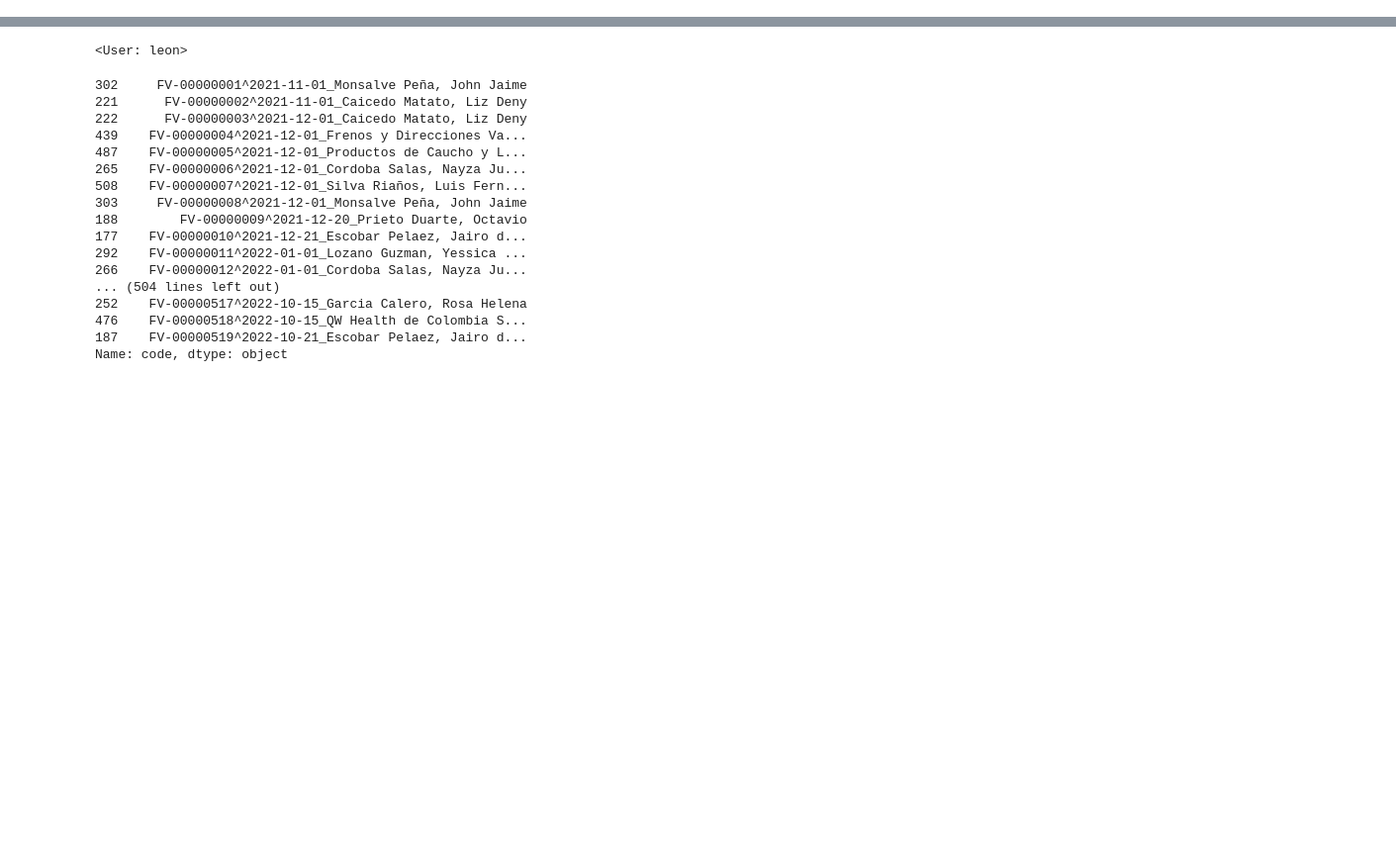
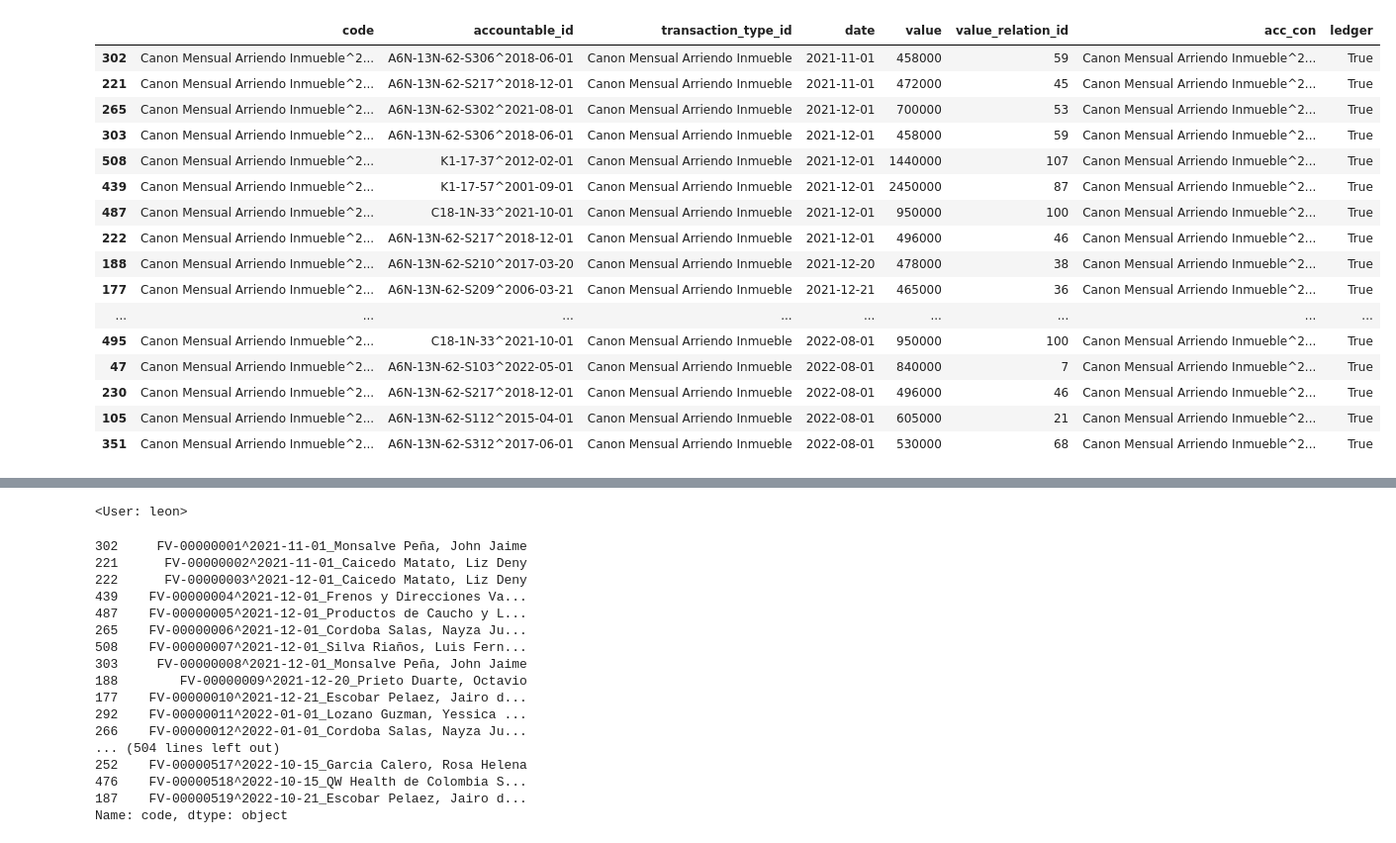
Before and after one commit to lcorkidi/adin_2022, a Jupyter notebook: scripts/Check Acc_Con + Led_Tem in Led.ipynb, the cells around one changed output, grey strips where cells are left out. Shown at 99% size. Cells and saved outputs as stored; diff of their text form; code cells hidden in the pictures; blank space fills up the shorter version.

```diff
--- a/scripts/Check Acc_Con + Led_Tem in Led.ipynb
+++ b/scripts/Check Acc_Con + Led_Tem in Led.ipynb
@@ -34,0 +38,21 @@ sorted_objs_df
+# %%
+referenced_objs_df=sorted_objs_df.assign(ledger=sorted_objs_df.acc_con.apply(lambda x: x.Pending_Ledger(x.accountable.accountable_transaction_type.get(transaction_type=x.transaction_type).commit_template)))
+referenced_objs_df
+# %% [output]
+|  | code | accountable_id | transaction_type_id | date | value | value_relation_id | acc_con | ledger |
+| 302 | Canon Mensual Arriendo Inmueble^2... | A6N-13N-62-S306^2018-06-01 | Canon Mensual Arriendo Inmueble | 2021-11-01 | 458000 | 59 | Canon Mensual Arriendo Inmueble^2... | True |
+| 221 | Canon Mensual Arriendo Inmueble^2... | A6N-13N-62-S217^2018-12-01 | Canon Mensual Arriendo Inmueble | 2021-11-01 | 472000 | 45 | Canon Mensual Arriendo Inmueble^2... | True |
+| 265 | Canon Mensual Arriendo Inmueble^2... | A6N-13N-62-S302^2021-08-01 | Canon Mensual Arriendo Inmueble | 2021-12-01 | 700000 | 53 | Canon Mensual Arriendo Inmueble^2... | True |
+| 303 | Canon Mensual Arriendo Inmueble^2... | A6N-13N-62-S306^2018-06-01 | Canon Mensual Arriendo Inmueble | 2021-12-01 | 458000 | 59 | Canon Mensual Arriendo Inmueble^2... | True |
+| 508 | Canon Mensual Arriendo Inmueble^2... | K1-17-37^2012-02-01 | Canon Mensual Arriendo Inmueble | 2021-12-01 | 1440000 | 107 | Canon Mensual Arriendo Inmueble^2... | True |
+| 439 | Canon Mensual Arriendo Inmueble^2... | K1-17-57^2001-09-01 | Canon Mensual Arriendo Inmueble | 2021-12-01 | 2450000 | 87 | Canon Mensual Arriendo Inmueble^2... | True |
+| 487 | Canon Mensual Arriendo Inmueble^2... | C18-1N-33^2021-10-01 | Canon Mensual Arriendo Inmueble | 2021-12-01 | 950000 | 100 | Canon Mensual Arriendo Inmueble^2... | True |
+| 222 | Canon Mensual Arriendo Inmueble^2... | A6N-13N-62-S217^2018-12-01 | Canon Mensual Arriendo Inmueble | 2021-12-01 | 496000 | 46 | Canon Mensual Arriendo Inmueble^2... | True |
+| 188 | Canon Mensual Arriendo Inmueble^2... | A6N-13N-62-S210^2017-03-20 | Canon Mensual Arriendo Inmueble | 2021-12-20 | 478000 | 38 | Canon Mensual Arriendo Inmueble^2... | True |
+| 177 | Canon Mensual Arriendo Inmueble^2... | A6N-13N-62-S209^2006-03-21 | Canon Mensual Arriendo Inmueble | 2021-12-21 | 465000 | 36 | Canon Mensual Arriendo Inmueble^2... | True |
+| ... | ... | ... | ... | ... | ... | ... | ... | ... |
+| 495 | Canon Mensual Arriendo Inmueble^2... | C18-1N-33^2021-10-01 | Canon Mensual Arriendo Inmueble | 2022-08-01 | 950000 | 100 | Canon Mensual Arriendo Inmueble^2... | True |
+| 47 | Canon Mensual Arriendo Inmueble^2... | A6N-13N-62-S103^2022-05-01 | Canon Mensual Arriendo Inmueble | 2022-08-01 | 840000 | 7 | Canon Mensual Arriendo Inmueble^2... | True |
+| 230 | Canon Mensual Arriendo Inmueble^2... | A6N-13N-62-S217^2018-12-01 | Canon Mensual Arriendo Inmueble | 2022-08-01 | 496000 | 46 | Canon Mensual Arriendo Inmueble^2... | True |
+| 105 | Canon Mensual Arriendo Inmueble^2... | A6N-13N-62-S112^2015-04-01 | Canon Mensual Arriendo Inmueble | 2022-08-01 | 605000 | 21 | Canon Mensual Arriendo Inmueble^2... | True |
+| 351 | Canon Mensual Arriendo Inmueble^2... | A6N-13N-62-S312^2017-06-01 | Canon Mensual Arriendo Inmueble | 2022-08-01 | 530000 | 68 | Canon Mensual Arriendo Inmueble^2... | True |
```
Also changed, not shown: parts of 6 cells of this notebook, 18 other files.
